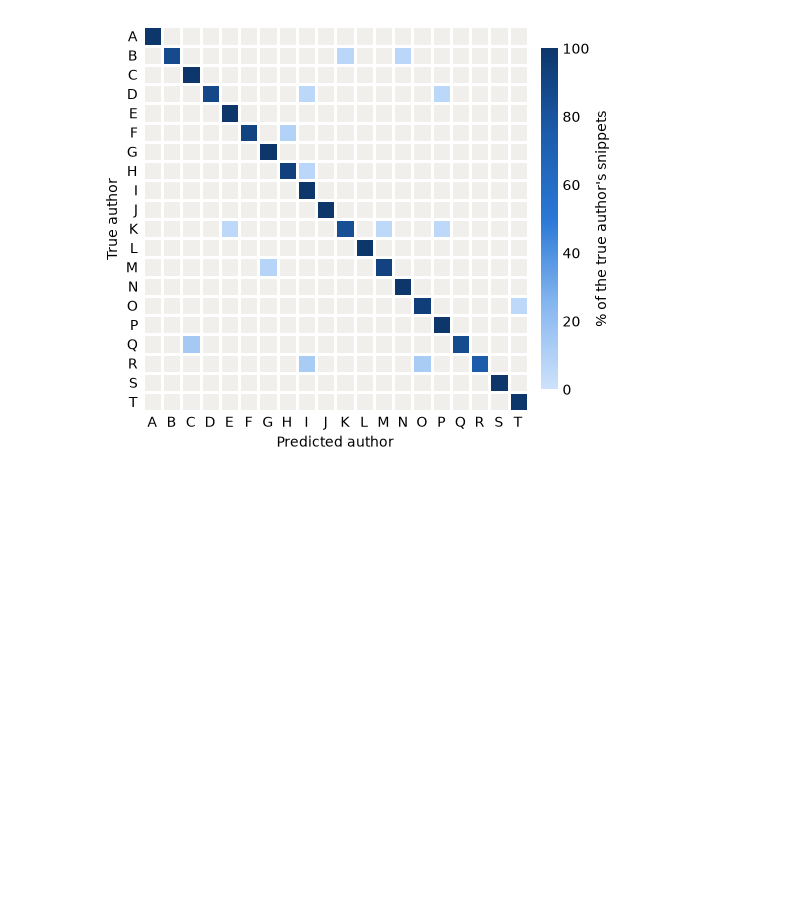
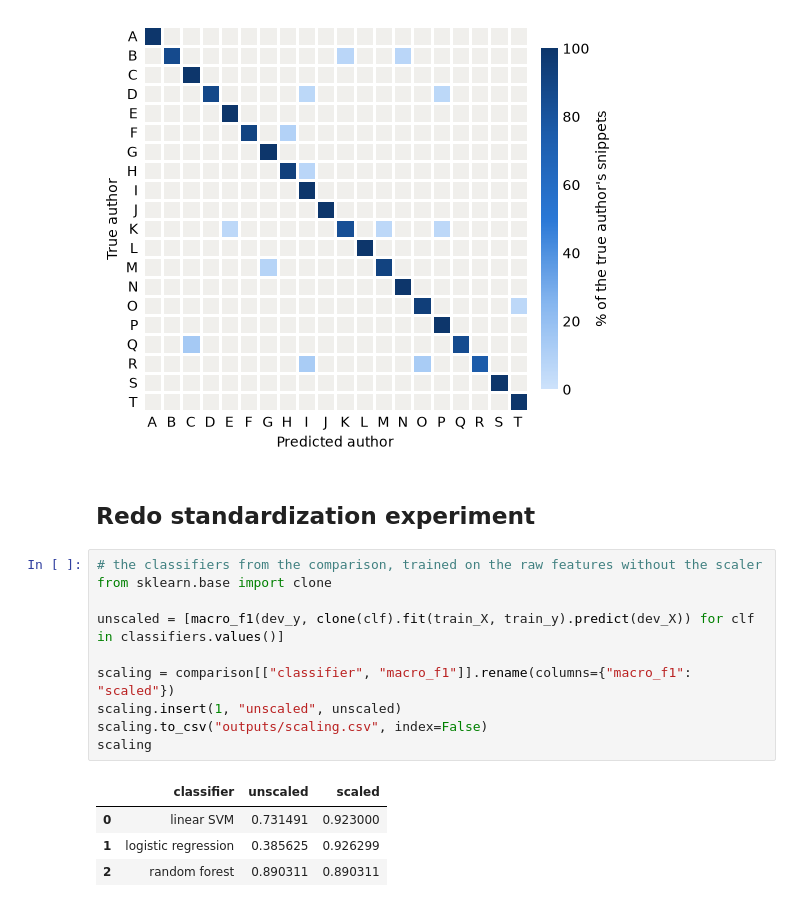
Before and after one commit to franciscacarneiro/TxMM_assignment3, a Jupyter notebook: attribution.ipynb, the cells around one changed output. Cells and saved outputs as stored; diff of their text form; blank space fills up the shorter version.

```diff
--- a/attribution.ipynb
+++ b/attribution.ipynb
@@ -172,3 +172,20 @@ linear SVM, C=0.03162
 F1 (micro): 0.948
 Macro-F1  : 0.944
 [figure]
+# %% [markdown]
+## Redo standardization experiment
+# %%
+# the classifiers from the comparison, trained on the raw features without the scaler
+from sklearn.base import clone
+
+unscaled = [macro_f1(dev_y, clone(clf).fit(train_X, train_y).predict(dev_X)) for clf in classifiers.values()]
+
+scaling = comparison[["classifier", "macro_f1"]].rename(columns={"macro_f1": "scaled"})
+scaling.insert(1, "unscaled", unscaled)
+scaling.to_csv("outputs/scaling.csv", index=False)
+scaling
+# %% [output]
+|  | classifier | unscaled | scaled |
+| 0 | linear SVM | 0.731491 | 0.923000 |
+| 1 | logistic regression | 0.385625 | 0.926299 |
+| 2 | random forest | 0.890311 | 0.890311 |
```
Also changed, not shown: 5 other files.
